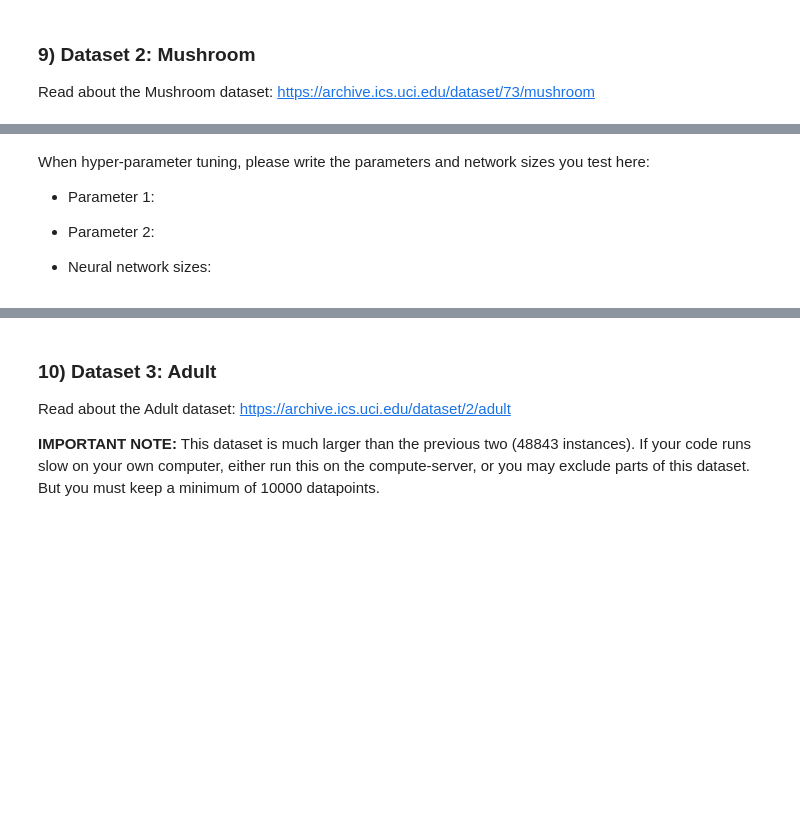
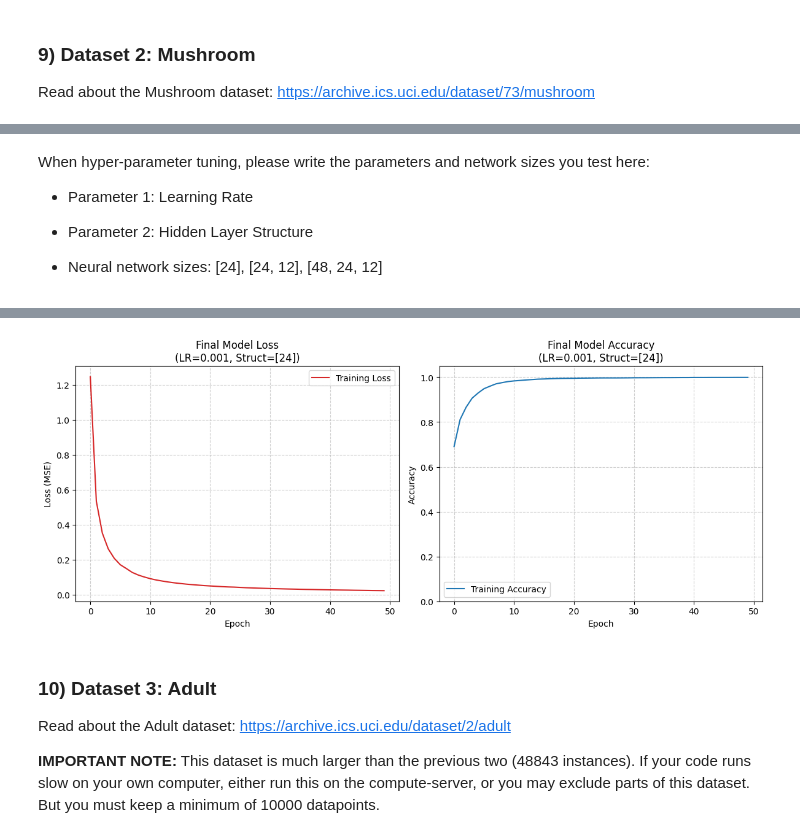
Before and after one commit to iM0ritz/MachineLearning, a Jupyter notebook: Assignment3/ML-Assignment 3-Moritz_Schlitter-Ben_Ertugrul.ipynb, the cells around one changed output, grey strips where cells are left out. Saved outputs shown, nothing was run; the diff lists cells and outputs as text; code cells hidden in the pictures; blank space fills up the shorter version.

```diff
--- a/Assignment3/ML-Assignment 3-Moritz_Schlitter-Ben_Ertugrul.ipynb
+++ b/Assignment3/ML-Assignment 3-Moritz_Schlitter-Ben_Ertugrul.ipynb
@@ -491,13 +671,51 @@ data_mushroom = pd.read_csv("mushroom.csv").to_numpy()
 # %% [markdown]
 When hyper-parameter tuning, please write the parameters and network sizes you test here:
 
-* Parameter 1:
-* Parameter 2:
+* Parameter 1: Learning Rate
+* Parameter 2: Hidden Layer Structure
 
 * Neural network sizes:
+    [24],
+    [24, 12],
+    [48, 24, 12]
 # %%
-# TODO: Hyper-parameter tuning
+best_learning_rate = 0.001
+best_structure = [24]
 
-# TODO: Visualize the loss after hyper-parameter tuning for each epoch
+print(f"Training Final Model with: LR={best_learning_rate}, Structure={best_structure}")
 
-# TODO: Visulaize the test accuracy after hyper-parameter tuning for each epoch
+nn_best = NeuralNet(input_dim, num_classes, best_structure)
+
+best_loss, best_acc = nn_best.train_net(
+    x_train_scaled,
+    y_train,
+    batch_size=32,
+    epochs=50,
+    learning_rate=best_learning_rate,
+    use_validation_data=False # Or True if you want to use the validation set
+)
+
+# Loss
+plt.figure(figsize=(12, 5))
+
+plt.subplot(1, 2, 1)
+plt.plot(best_loss, label="Training Loss", color='tab:red')
+plt.title(f"Final Model Loss\n(LR={best_learning_rate}, Struct={best_structure})")
+plt.xlabel("Epoch")
+plt.ylabel("Loss (MSE)")
+plt.grid(True, linestyle='--', alpha=0.6)
+plt.legend()
+
+# Accuracy
+plt.subplot(1, 2, 2)
+plt.plot(best_acc, label="Training Accuracy", color='tab:blue')
+plt.title(f"Final Model Accuracy\n(LR={best_learning_rate}, Struct={best_structure})")
+plt.xlabel("Epoch")
+plt.ylabel("Accuracy")
+plt.ylim(0, 1.05) # Accuracy is between 0 and 1
+plt.grid(True, linestyle='--', alpha=0.6)
+plt.legend()
+
+plt.tight_layout()
+plt.show()
+# %% [output]
@@ -504,3 +729,4 @@ When hyper-parameter tuning, please write the parameters and network sizes you t
+[figure, added]
 # %% [markdown]
 ### 10) Dataset 3: Adult
 
```
Also changed, not shown: parts of 6 cells of this notebook.
